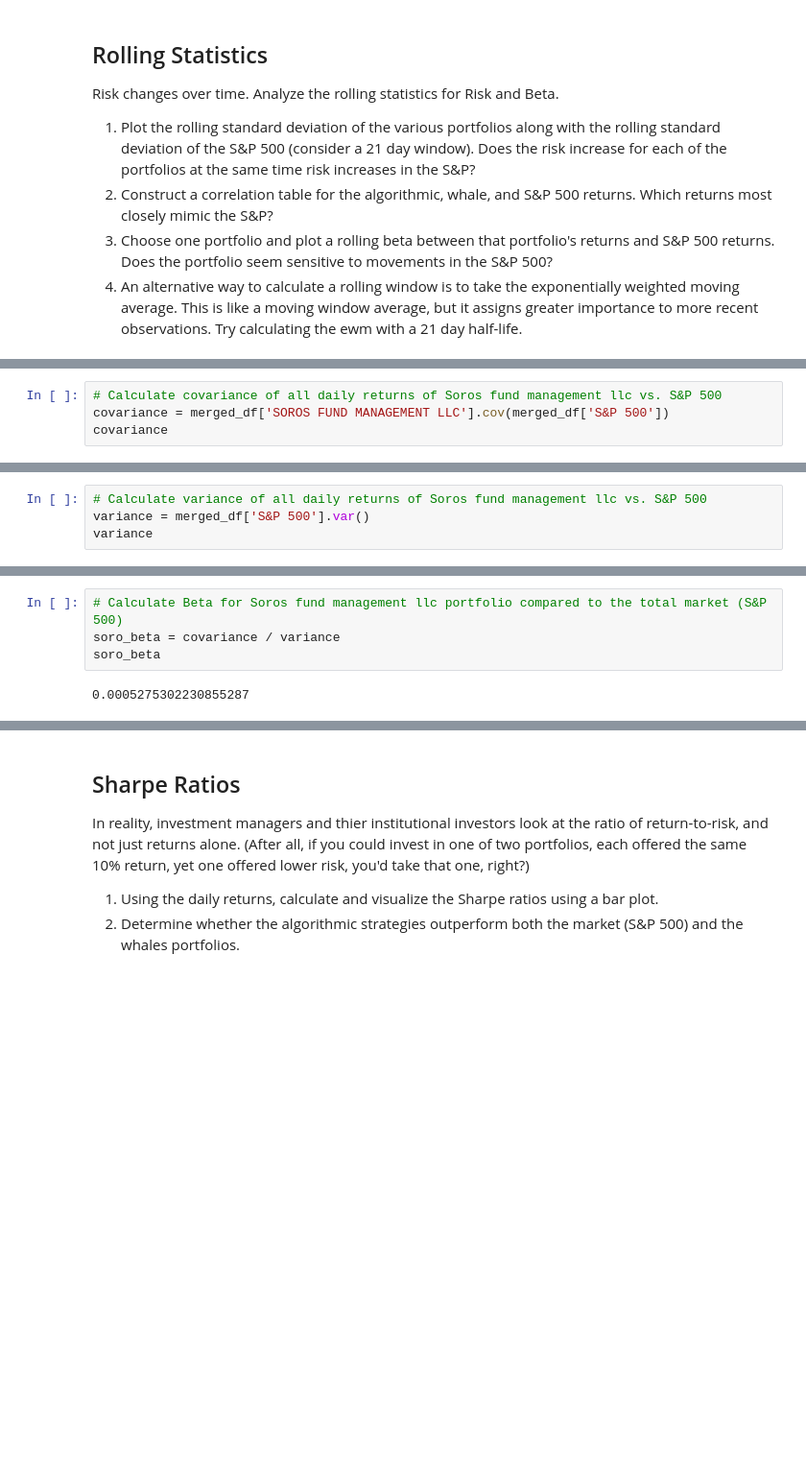
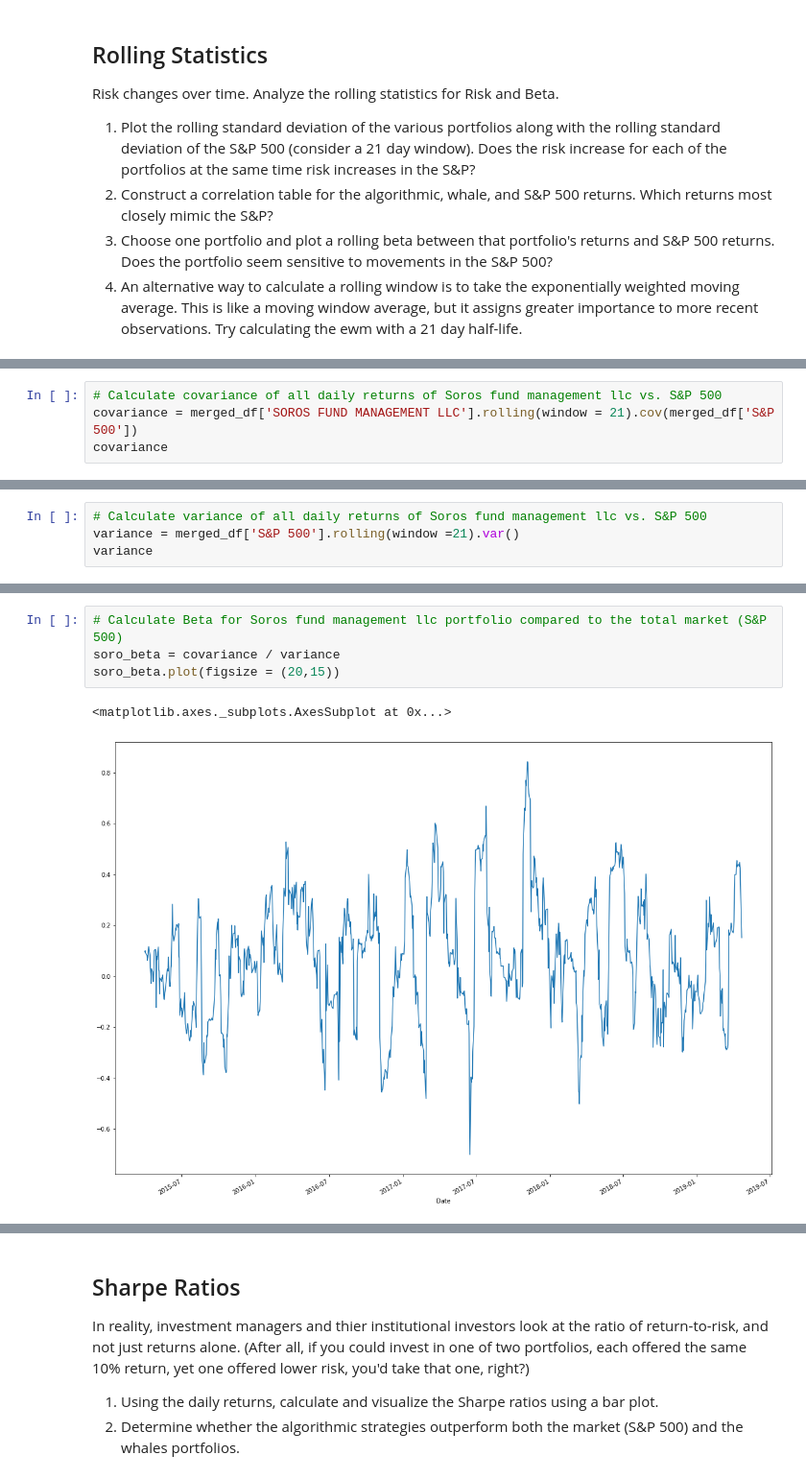
Before and after one commit to Caresir/Whale_protfolio, a Jupyter notebook: whale_analysis.ipynb, the cells around one changed output, grey strips where cells are left out. Shown at 96% size. Saved outputs shown, nothing was run; the diff lists cells and outputs as text; blank space fills up the shorter version.

```diff
--- a/whale_analysis.ipynb
+++ b/whale_analysis.ipynb
@@ -293,6 +293,6 @@ merged_df.corr()
 | S&P 500 | 0.000574 | 0.013549 | -0.001505 | -0.013856 | -0.033963 | -0.002192 | ... |
 # %%
 # Calculate covariance of all daily returns of Soros fund management llc vs. S&P 500
-covariance = merged_df['SOROS FUND MANAGEMENT LLC'].cov(merged_df['S&P 500'])
+covariance = merged_df['SOROS FUND MANAGEMENT LLC'].rolling(window = 21).cov(merged_df['S&P 500'])
 covariance
 # %% [output]
@@ -300,5 +312,5 @@ covariance
 # %%
 # Calculate variance of all daily returns of Soros fund management llc vs. S&P 500
-variance = merged_df['S&P 500'].var()
+variance = merged_df['S&P 500'].rolling(window =21).var()
 variance
 # %% [output]
@@ -306,8 +330,9 @@ variance
 # %%
 # Calculate Beta for Soros fund management llc portfolio compared to the total market (S&P 500)
 soro_beta = covariance / variance
-soro_beta
+soro_beta.plot(figsize = (20,15))
 # %% [output]
-0.0005275302230855287
+<matplotlib.axes._subplots.AxesSubplot at 0x...>
+[figure, added]
 # %%
 # Calculate a rolling window using the exponentially weighted moving average.
```
Also changed, not shown: parts of 10 cells of this notebook.
